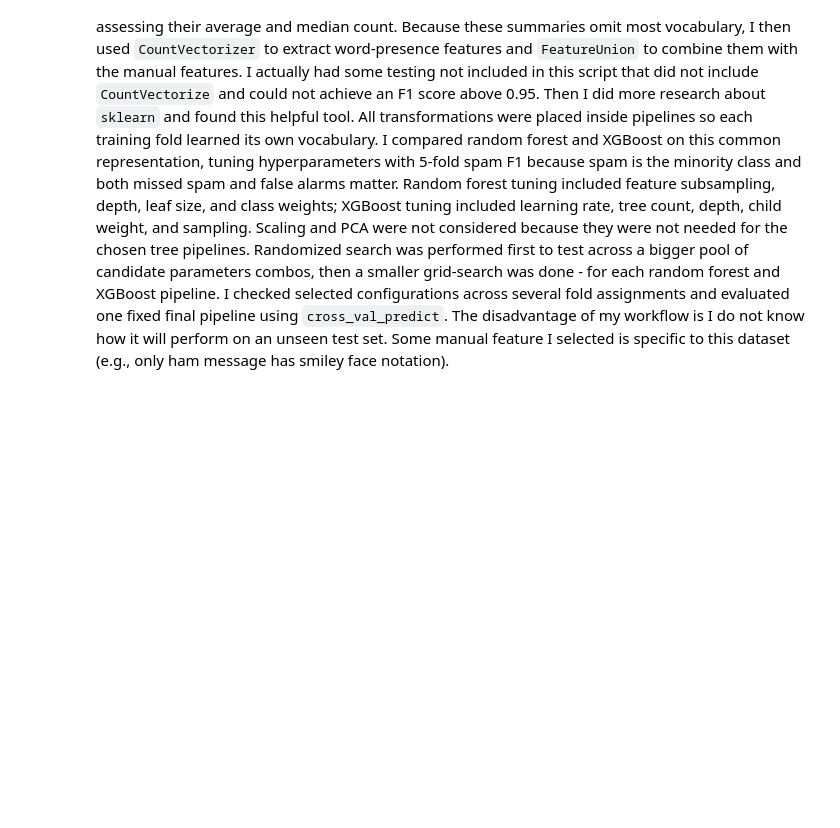
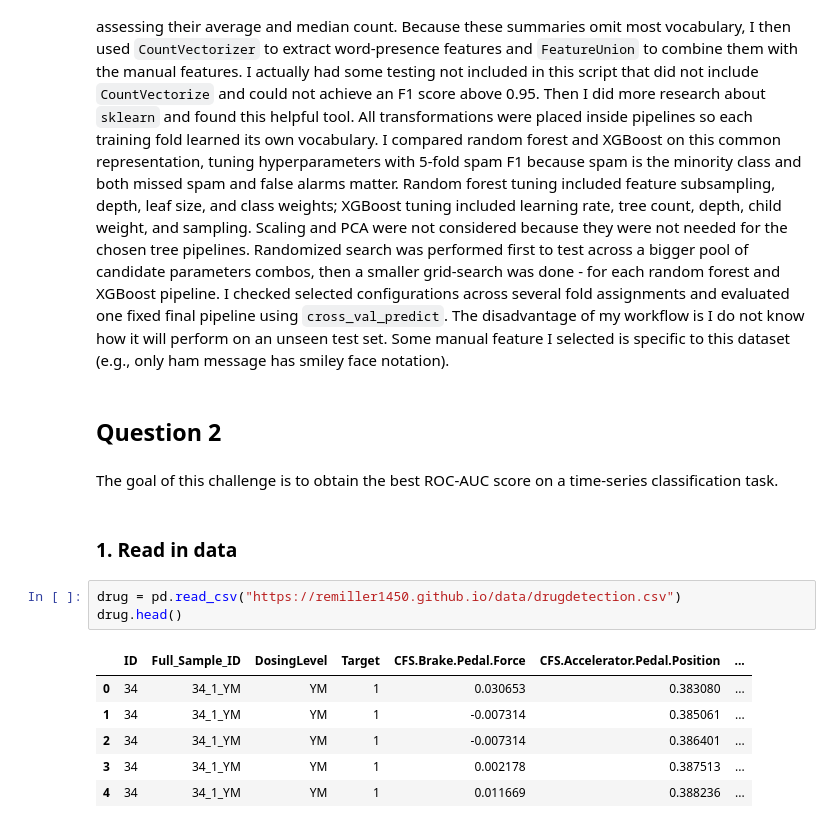
Before and after one commit to khanhdo05/Intro-to-ML, a Jupyter notebook: homework3.ipynb, the cells around one changed output. Saved outputs shown, nothing was run; the diff lists cells and outputs as text; blank space fills up the shorter version.

```diff
--- a/homework3.ipynb
+++ b/homework3.ipynb
@@ -502,0 +505,16 @@ I represented each SMS message using manually engineered features and binary uni
+# %% [markdown]
+## Question 2
+# %% [markdown]
+The goal of this challenge is to obtain the best ROC-AUC score on a time-series classification task.
+# %% [markdown]
+### 1. Read in data
+# %%
+drug = pd.read_csv("https://remiller1450.github.io/data/drugdetection.csv")
+drug.head()
+# %% [output]
+|  | ID | Full_Sample_ID | DosingLevel | Target | CFS.Brake.Pedal.Force | CFS.Accelerator.Pedal.Position | ... |
+| 0 | 34 | 34_1_YM | YM | 1 | 0.030653 | 0.383080 | ... |
+| 1 | 34 | 34_1_YM | YM | 1 | -0.007314 | 0.385061 | ... |
+| 2 | 34 | 34_1_YM | YM | 1 | -0.007314 | 0.386401 | ... |
+| 3 | 34 | 34_1_YM | YM | 1 | 0.002178 | 0.387513 | ... |
+| 4 | 34 | 34_1_YM | YM | 1 | 0.011669 | 0.388236 | ... |
```
Also changed, not shown: parts of 9 cells of this notebook.
